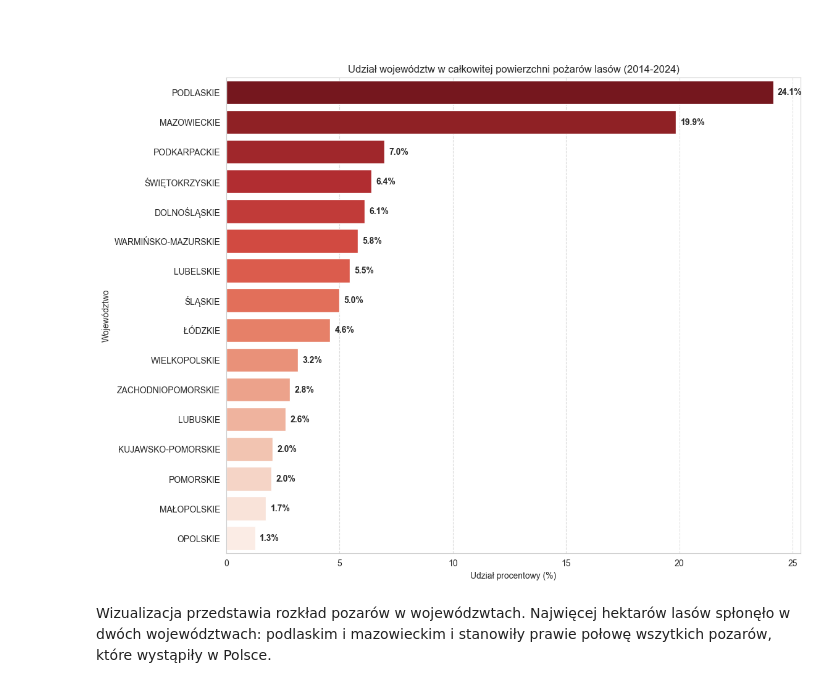
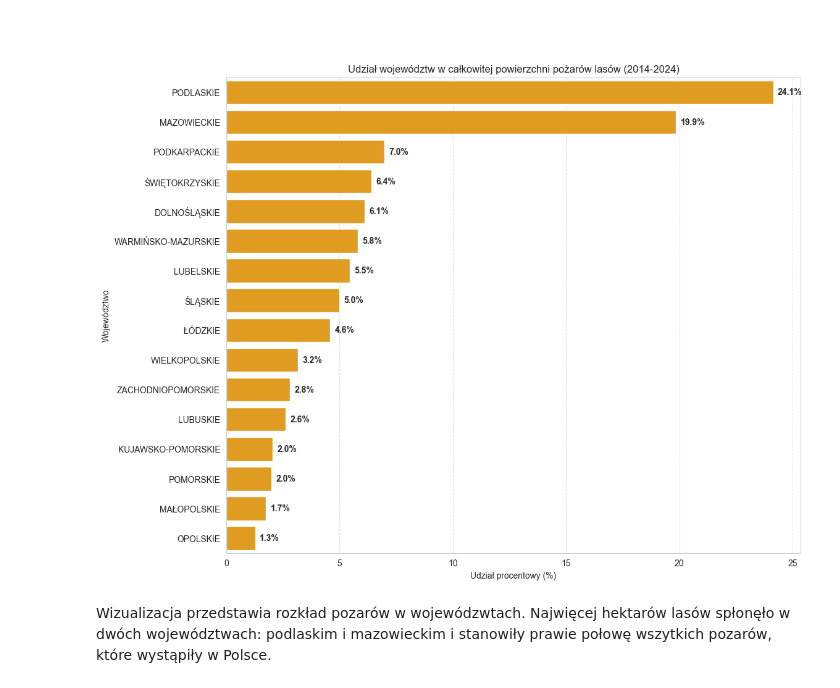
Before and after one commit to edyta02/Analiza-danych-z-R-i-Python---LW, a Jupyter notebook: Projekt.ipynb, the cells around one changed output. Drawn from its saved outputs; the diff is of its cells as text; code cells hidden in the pictures.

```diff
--- a/Projekt.ipynb
+++ b/Projekt.ipynb
@@ -1400,23 +1393,23 @@ Wizualizacja przedstawia jak skup saren jest bardzo przewidywalny i zawsze wygl
 # %%
 fire_sum = df_combined.groupby('Region')['Powierzchnia pożarów lasów (ha)'].sum().sort_values(ascending=False)
 total_area = fire_sum.sum()
 fire_pct = (fire_sum / total_area) * 100
 
 plt.figure(figsize=(12, 10))
 
-ax = sns.barplot(x=fire_pct.values, y=fire_pct.index, palette='Reds_r')
+ax = sns.barplot(x=fire_pct.values, y=fire_pct.index, color='orange')
 
 plt.title('Udział województw w całkowitej powierzchni pożarów lasów (2014-2024)')
 plt.xlabel('Udział procentowy (%)')
 plt.ylabel('Województwo')
 plt.grid(axis='x', linestyle='--', alpha=0.7)
 
 for i, v in enumerate(fire_pct.values):
     ax.text(v + 0.2, i, f'{v:.1f}%', va='center', fontweight='bold')
 
 plt.show()
 # %% [output]
-[figure, old version]
+[figure, new version]
 # %% [markdown]
 Wizualizacja przedstawia rozkład pozarów w wojewódzwtach. Najwięcej hektarów lasów spłonęło w dwóch województwach: podlaskim i mazowieckim i stanowiły prawie połowę wszytkich pozarów, które wystąpiły w Polsce.
 # %%
```
Also changed, not shown: parts of 3 cells of this notebook, 6 other files.
